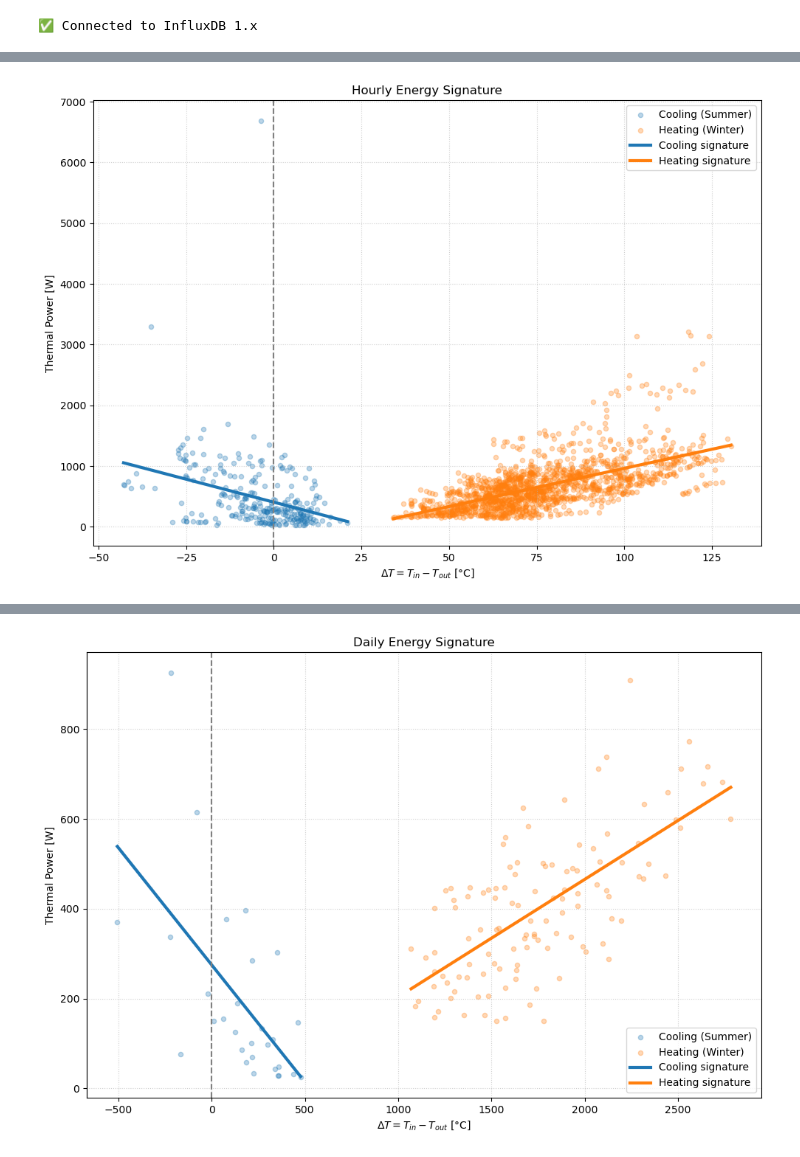
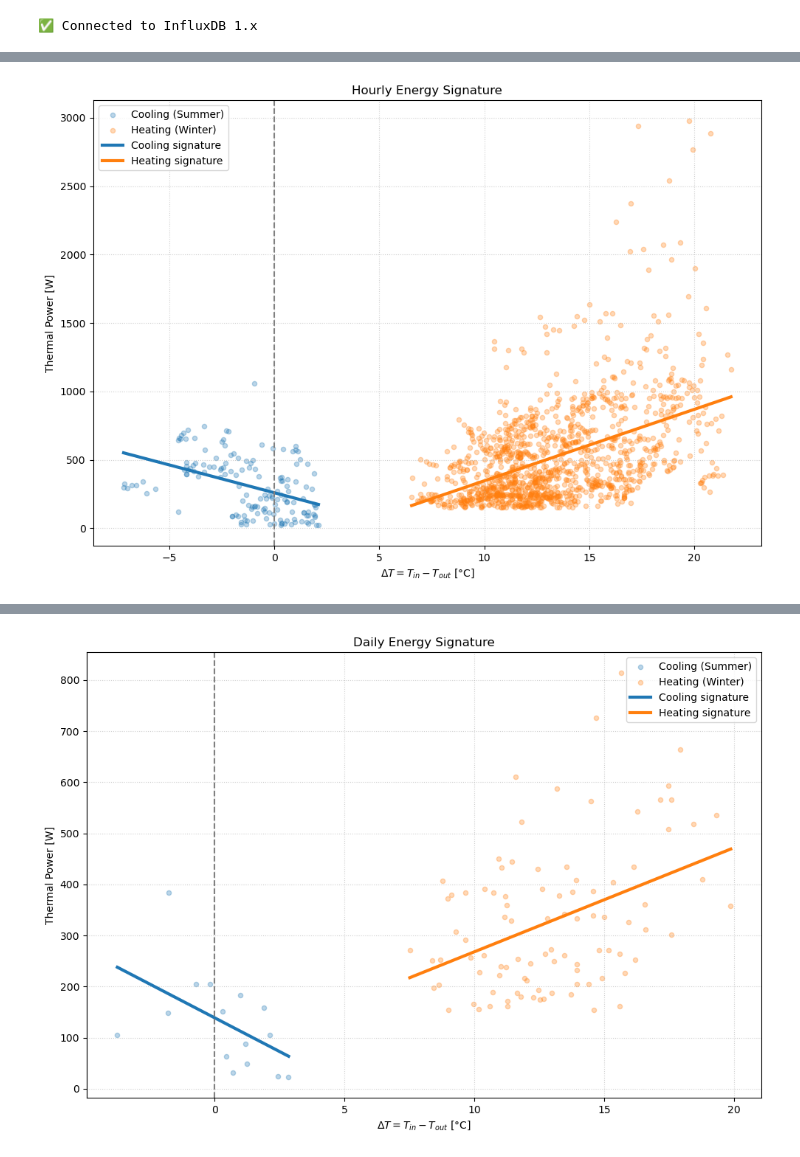
Before and after one commit to Lorenzo0126/ICT_in_building_design-Project, a Jupyter notebook: 2_building_management_system/EnergySignature.ipynb, the cells around one changed output, grey strips where cells are left out. Cells and saved outputs as stored; diff of their text form; code cells hidden in the pictures.

```diff
--- a/2_building_management_system/EnergySignature.ipynb
+++ b/2_building_management_system/EnergySignature.ipynb
@@ -133,7 +133,10 @@ def plot_energy_signature(group_by_time, title, threshold_cooling, threshold_hea
             final_cols[col] = df['avg_temp'][col]
 
     # Reconstruct the flat DataFrame
-    df = pd.DataFrame(final_cols).reset_index()
+    df_final = pd.DataFrame(final_cols)
+    df_final['time'] = df['time'].values
+    df = df_final
+
 
     # Get absolute values and convert in Watts
     dt_seconds = SECONDS_PER_INTERVAL[group_by_time]
@@ -264,2 +267,2 @@ Summer points after filtering: 284
-[figure, old version]
+[figure, new version]
 Executing query with GROUP BY time(1d)...
@@ -279,2 +282,2 @@ Summer points after filtering: 29
-[figure, old version]
+[figure, new version]
 Executing query with GROUP BY time(7d)...
```
Also changed, not shown: parts of 2 cells of this notebook.
